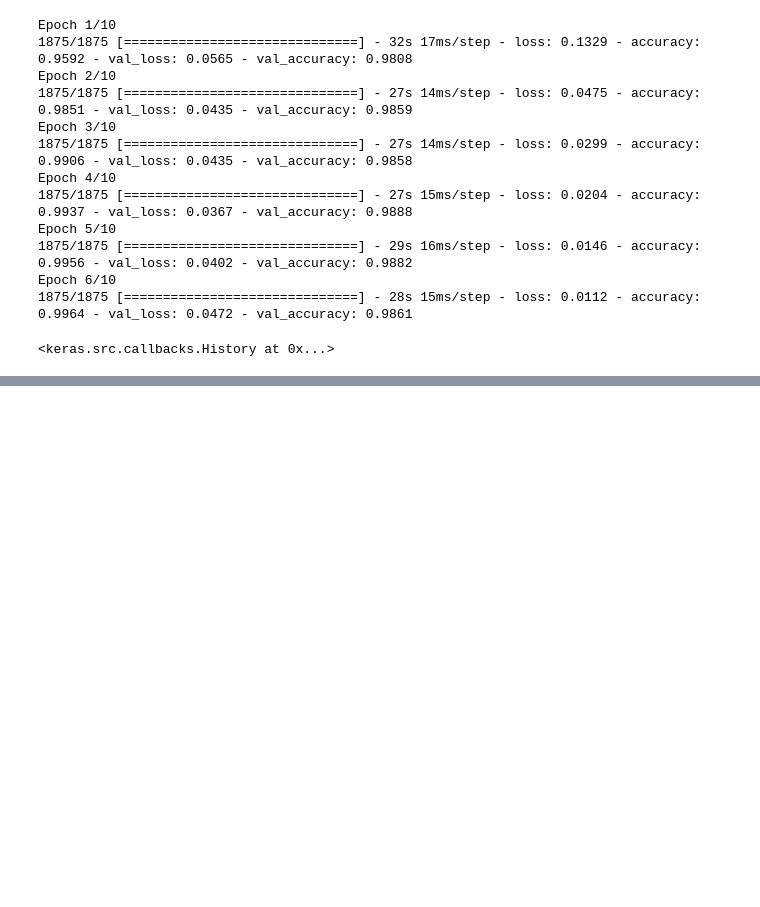
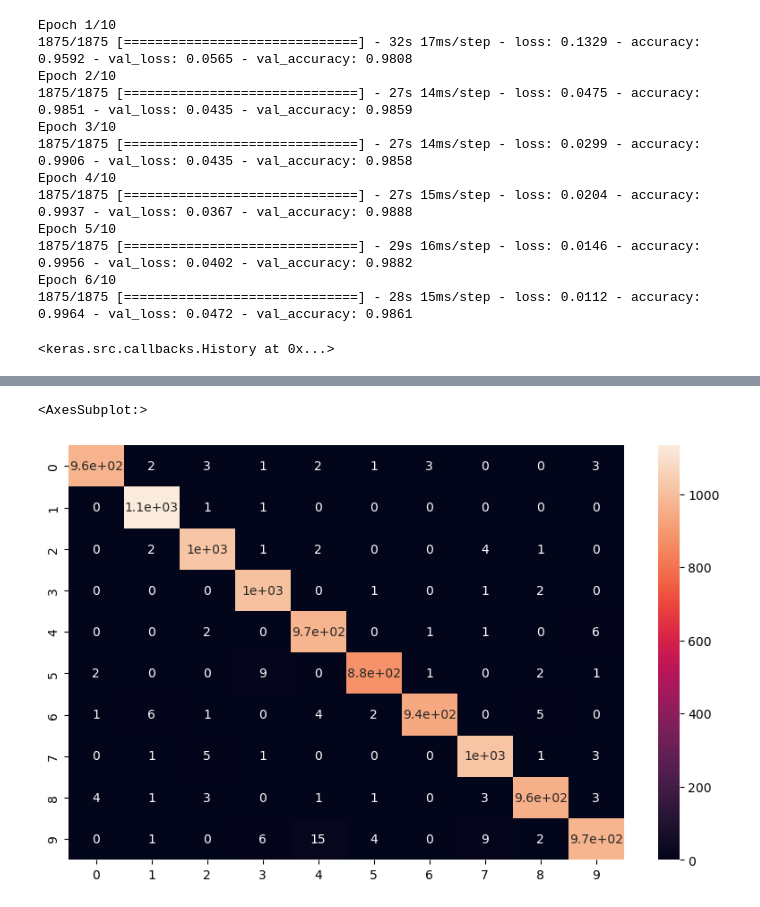
Before and after one commit to offfahad/cnn_on_mnist_dataset, a Jupyter notebook: cnn_on_mnist_dataset.ipynb, the cells around one changed output, grey strips where cells are left out. Saved outputs shown, nothing was run; the diff lists cells and outputs as text; code cells hidden in the pictures; blank space fills up the shorter version.

```diff
--- a/cnn_on_mnist_dataset.ipynb
+++ b/cnn_on_mnist_dataset.ipynb
@@ -208,0 +244,2 @@ Epoch 6/10
+# %%
+predictions = np.argmax(model.predict(x_test),axis=1)
@@ -208,0 +291,6 @@ Epoch 6/10
+# %%
+plt.figure(figsize=(10,6))
+sns.heatmap(confusion_matrix(y_test,predictions),annot=True)
+# %% [output]
+<AxesSubplot:>
+[figure, added]
```
Also changed, not shown: parts of 14 cells of this notebook.
